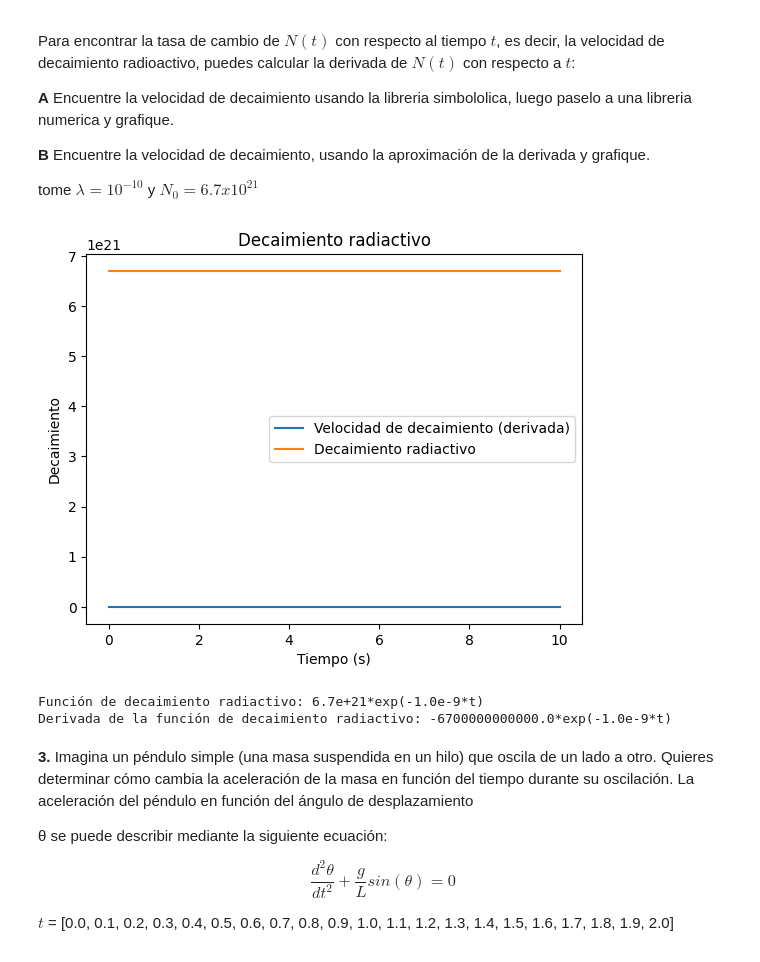
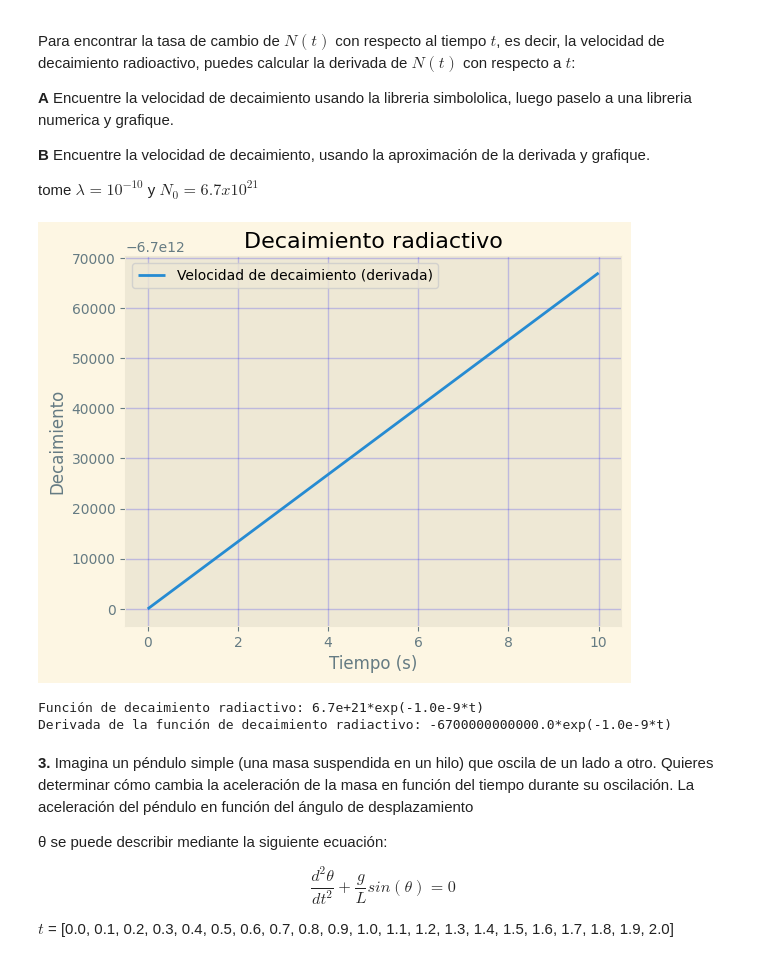
Before and after one commit to estivengrx/computational_methods_physics_astronomy, a Jupyter notebook: Workshops/Taller_04_EstivenCastrillon.ipynb, the cells around one changed output. Drawn from its saved outputs; the diff is of its cells as text; code cells hidden in the pictures.

```diff
--- a/Workshops/Taller_04_EstivenCastrillon.ipynb
+++ b/Workshops/Taller_04_EstivenCastrillon.ipynb
@@ -4,6 +4,18 @@
 ### Cálculo Numérico
 
 - Diferenciación.
+# %%
+import pandas as pd
+import numpy as np
+import matplotlib.pyplot as plt
+
+from timeit import timeit
+from sympy import *
+
+from warnings import filterwarnings
+filterwarnings('ignore')
+
+plt.style.use('Solarize_Light2')
 # %% [markdown]
 **1.** En un cirtcuito con un voltaje de  y una inductancia de L, la primera ley de kirshhoff nos da la siguiente relación
 $$\epsilon(t)=L\frac{di}{dt}+Ri$$
@@ -86,34 +93,31 @@ tome $λ=10^{-10}$ y $N_0=6.7x10^{21}$
 # %%
 # Velocidad de decaimiento simbololica y numerica y gráfica
 t = symbols('t')
 N_0 = 6.7e21
 lambda_ = 10e-10
 # Forma simbolica del decaimiento radiactivo
 decaimiento = N_0 * exp(-lambda_ * t)
 
-# Forma numérica del decaimiento radiactivo
-decaimiento_num = lambdify(t, decaimiento, modules=['numpy'])
+# Derivada simbolica del decaimiento radiactivo
+decaimiento_derivada = diff(decaimiento, t)
 
-# Derivada simbolica del decaimiento radiactivo
-decaimiento_derivada = decaimiento.diff(t)
-
-# Derivada numérica del decaimiento radiactivo
-decaimiento_derivada_num = lambdify(t, decaimiento.diff(t), modules=['numpy'])
+# Forma numérica de la derivada
+decaimiento_num = lambdify(t, decaimiento_derivada, modules=['numpy'])
 
 # Gráfica del decaimiento radiactivo
 t_nuevo = np.linspace(0, 10, 100)
-plt.plot(t_nuevo, decaimiento_derivada_num(t_nuevo), label='Velocidad de decaimiento (derivada)')
-plt.plot(t_nuevo, decaimiento_num(t_nuevo), label='Decaimiento radiactivo')
+plt.plot(t_nuevo, decaimiento_num(t_nuevo), label='Velocidad de decaimiento (derivada)')
 plt.xlabel('Tiempo (s)')
 plt.ylabel('Decaimiento')
 plt.title('Decaimiento radiactivo')
+plt.grid(True, alpha=0.2, color='b')
 plt.legend()
 plt.show()
 
 print(f'Función de decaimiento radiactivo: {decaimiento}')
 print(f'Derivada de la función de decaimiento radiactivo: {decaimiento_derivada}')
 # %% [output]
-[figure, old version]
+[figure, new version]
 Función de decaimiento radiactivo: 6.7e+21*exp(-1.0e-9*t)
 Derivada de la función de decaimiento radiactivo: -6700000000000.0*exp(-1.0e-9*t)
 # %% [markdown]
```
Also changed, not shown: parts of 6 cells of this notebook.
